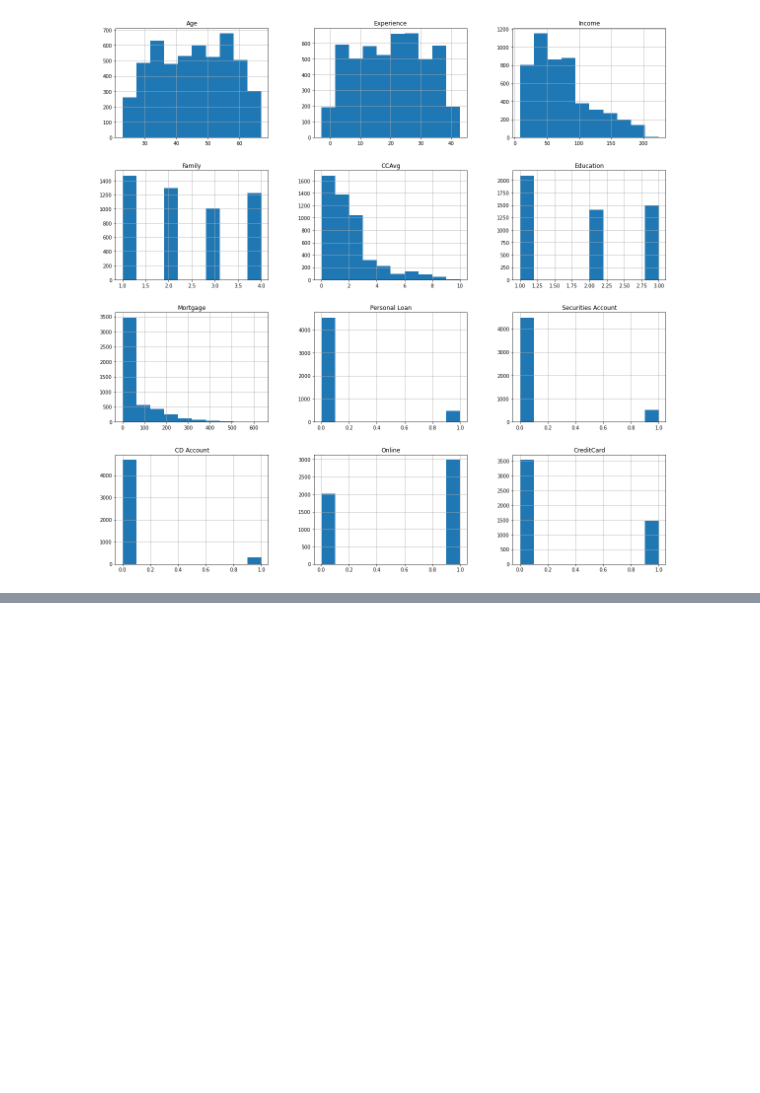
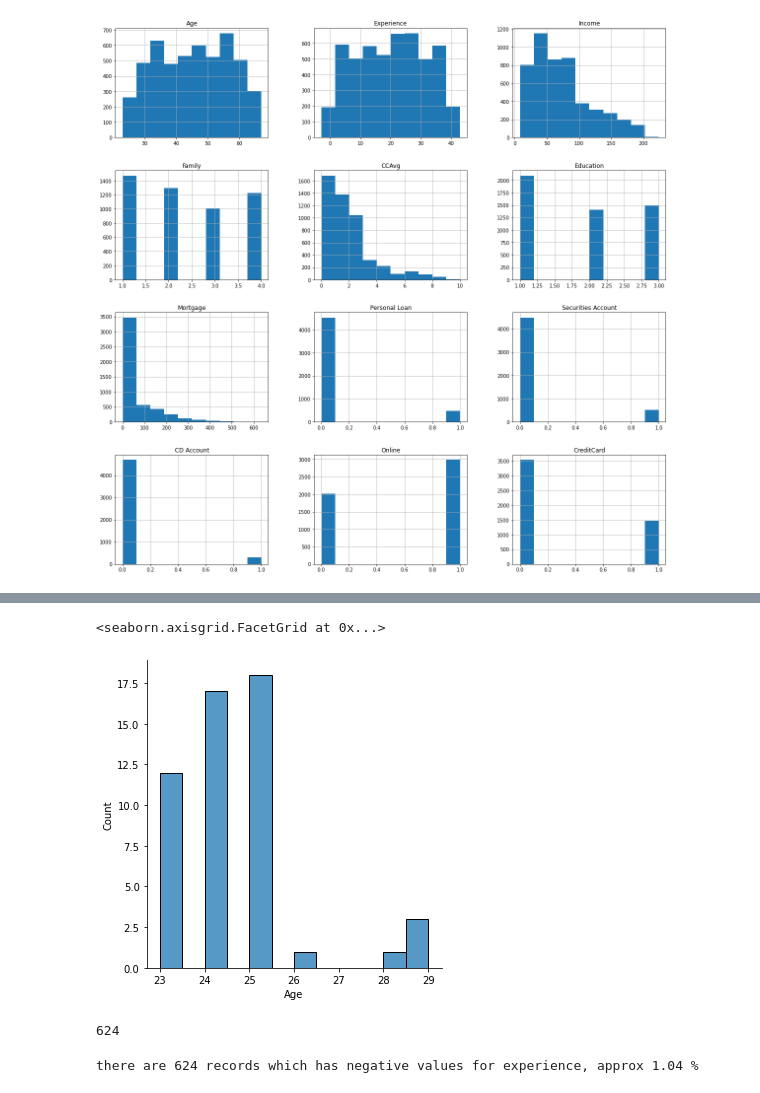
Before and after one commit to Hrithikkumar30/Financial_analysis, a Jupyter notebook: main.ipynb, the cells around one changed output, grey strips where cells are left out. Drawn from its saved outputs; the diff is of its cells as text; code cells hidden in the pictures; blank space fills up the shorter version.

```diff
--- a/main.ipynb
+++ b/main.ipynb
@@ -88,0 +100,3 @@ array([[<AxesSubplot:title={'center':'Age'}>,
+# %%
+negative_exp=df[df['Experience']<0]
+negative_exp
@@ -88,0 +130,13 @@ array([[<AxesSubplot:title={'center':'Age'}>,
+# %%
+sns.displot(negative_exp['Age'])
+# %% [output]
+<seaborn.axisgrid.FacetGrid at 0x...>
+[figure, added]
+# %%
+negative_exp.size
+# %% [output]
+624
+# %%
+print('there are {} records which has negative values for experience, approx {} %'.format(negative_exp.size, ((negative_exp.size/df.size)*100)))
+# %% [output]
+there are 624 records which has negative values for experience, approx 1.04 %
```
Also changed, not shown: parts of 9 cells of this notebook.
